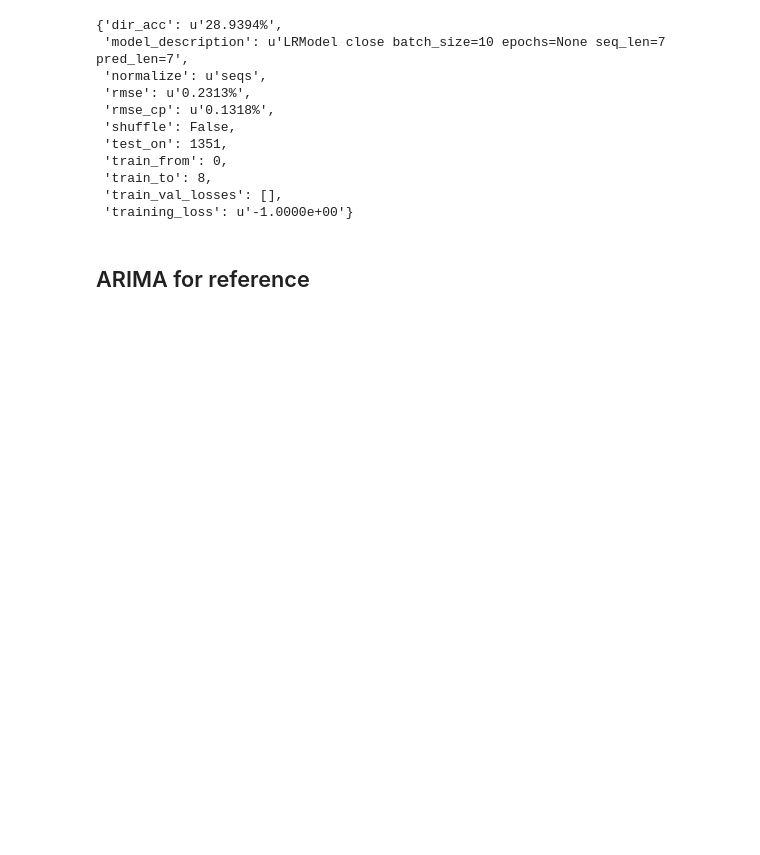
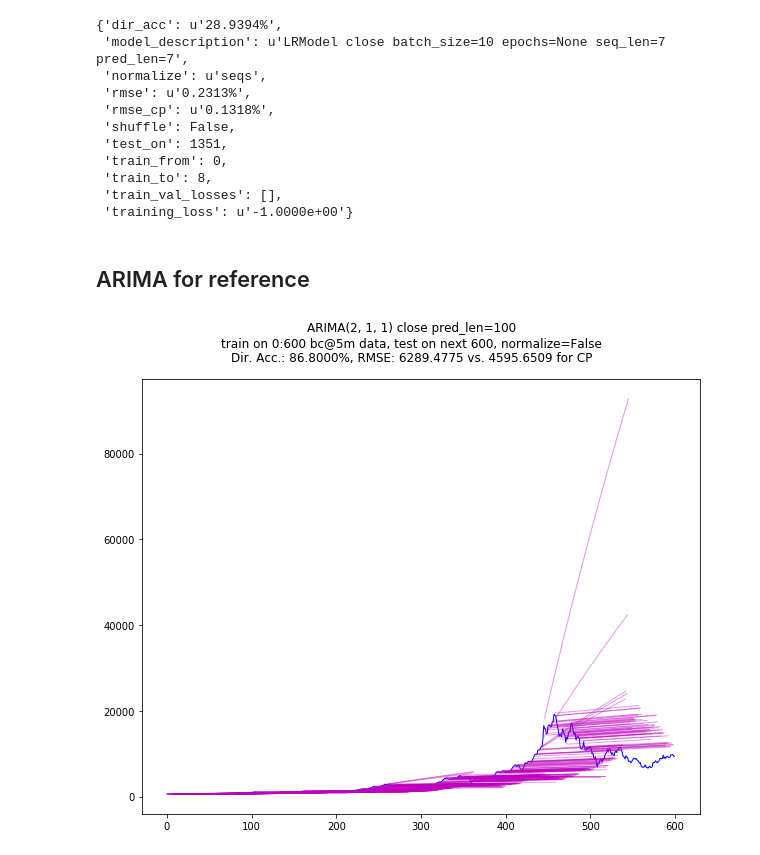
Before and after one commit to NeuronQ/udacity-capstone, a Jupyter notebook: full-runs-btc-24h-ohlcw-sp500-sentimen.ipynb, the cells around one changed output. Drawn from its saved outputs; the diff is of its cells as text; code cells hidden in the pictures; blank space fills up the shorter version.

```diff
--- a/full-runs-btc-24h-ohlcw-sp500-sentimen.ipynb
+++ b/full-runs-btc-24h-ohlcw-sp500-sentimen.ipynb
@@ -659,16 +659,18 @@ data ~ (1359, 1)
 # %%
 run_walk_forward_validation_arima(
     # data to extract:
     data,
     features=['close'],
     from_i=0,
     train_sz=600,
     test_sz=600,
     # data processing:
     normalize=False,
-    order=(3, 0, 2),
+    order=(2, 1, 1),
     pred_len=100,
     skip=False,
     fix_all_rngs_to=False,
     fix_rngs_before_each=False,
 )
+# %% [output]
+[figure, added]
```
Also changed, not shown: 2 other files.
